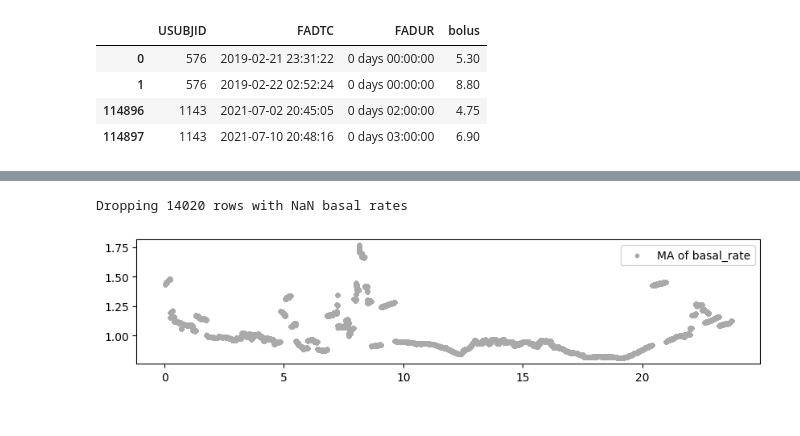
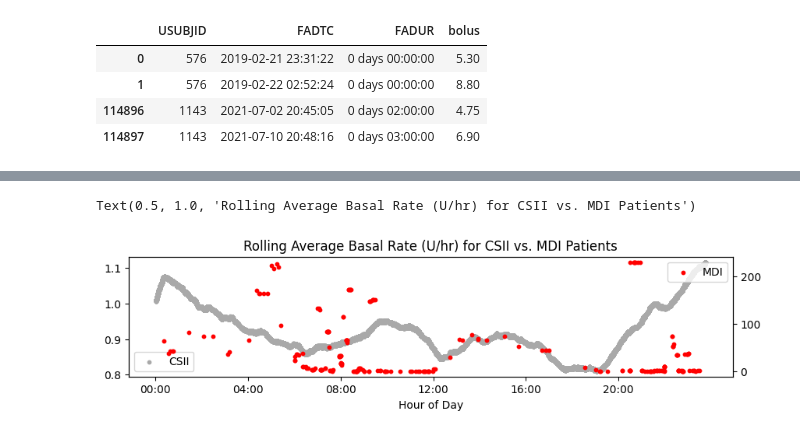
Before and after one commit to nudgebg/egvinsulin, a Jupyter notebook: notebooks/understand-t1dexi-dataset/2025-01-27 - Implement T1DEXi.ipynb, the cells around one changed output, grey strips where cells are left out. Saved outputs shown, nothing was run; the diff lists cells and outputs as text; code cells hidden in the pictures.

```diff
--- a/notebooks/understand-t1dexi-dataset/2025-01-27 - Implement T1DEXi.ipynb
+++ b/notebooks/understand-t1dexi-dataset/2025-01-27 - Implement T1DEXi.ipynb
@@ -165,11 +238,20 @@ assert (len(normal)+len(extended)) == len(concat)
 # %%
 from src import drawing
 reload(drawing)
-
 df_basal = study.extract_basal_event_history()
-plt.figure(figsize=(10,2));ax=plt.gca()
-
-drawing.drawMovingAverage(ax, df_basal, 'datetime', 'basal_rate', aggregator='mean')
-# %% [output]
-Dropping 14020 rows with NaN basal rates
-[figure, removed]
+# %%
+reload(drawing)
+ids_mdi = study.facm.loc[study.facm.DXTRT=='MULTIPLE DAILY INJECTIONS'].USUBJID.unique()
+plt.figure(figsize=(10,2));ax=plt.gca()
+
+temp = df_basal.loc[~df_basal.patient_id.isin(ids_mdi)]
+drawing.drawMovingAverage(ax, temp, 'datetime', 'basal_rate', aggregator='mean',label='CSII')
+
+twin_ax = ax.twinx()
+temp = df_basal.loc[df_basal.patient_id.isin(ids_mdi)]
+drawing.drawMovingAverage(twin_ax, temp, 'datetime', 'basal_rate', aggregator='mean',color='red',label='MDI')
+
+plt.title('Rolling Average Basal Rate (U/hr) for CSII vs. MDI Patients')
+# %% [output]
+Text(0.5, 1.0, 'Rolling Average Basal Rate (U/hr) for CSII vs. MDI Patients')
+[figure, added]
```
Also changed, not shown: parts of 20 cells of this notebook, 5 other files.
